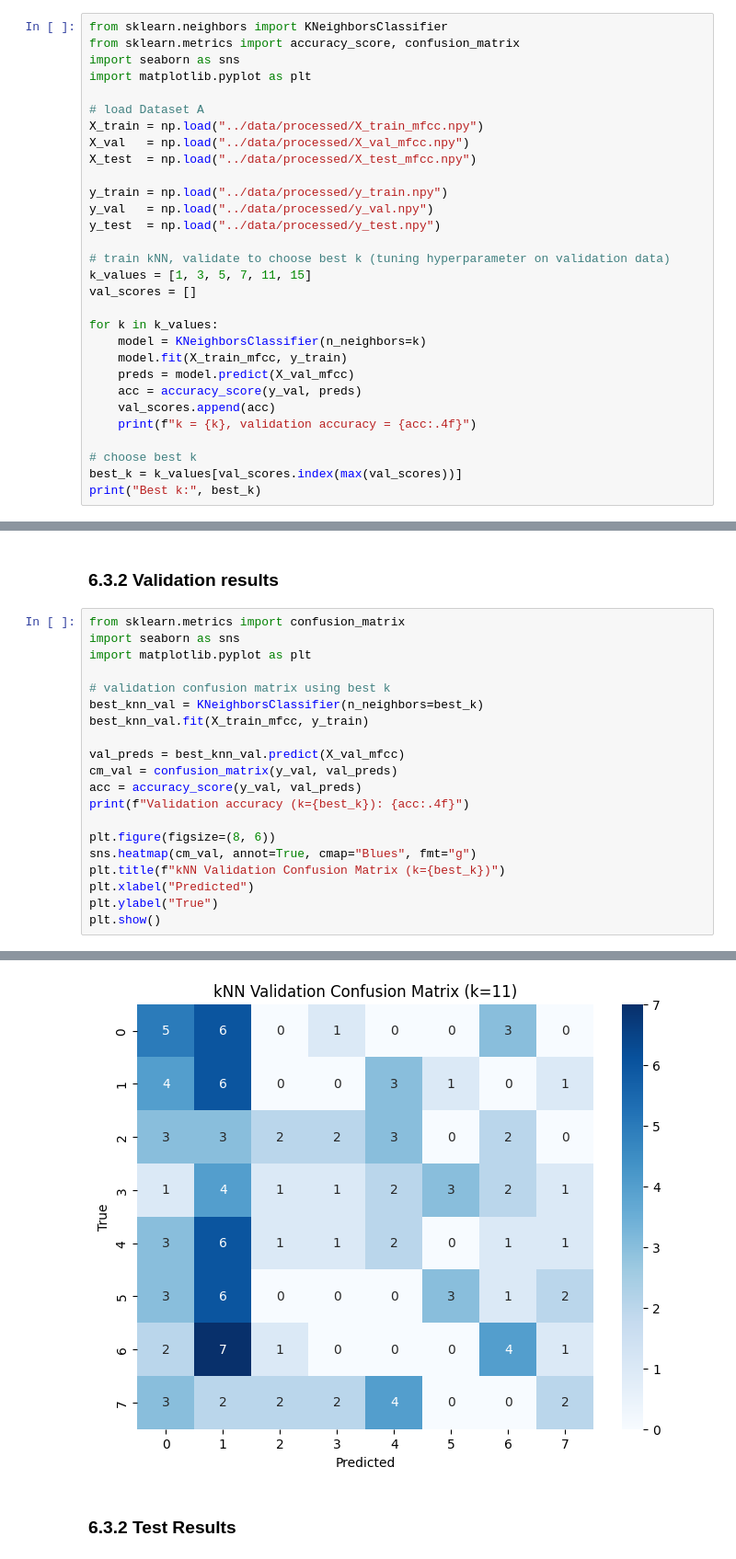
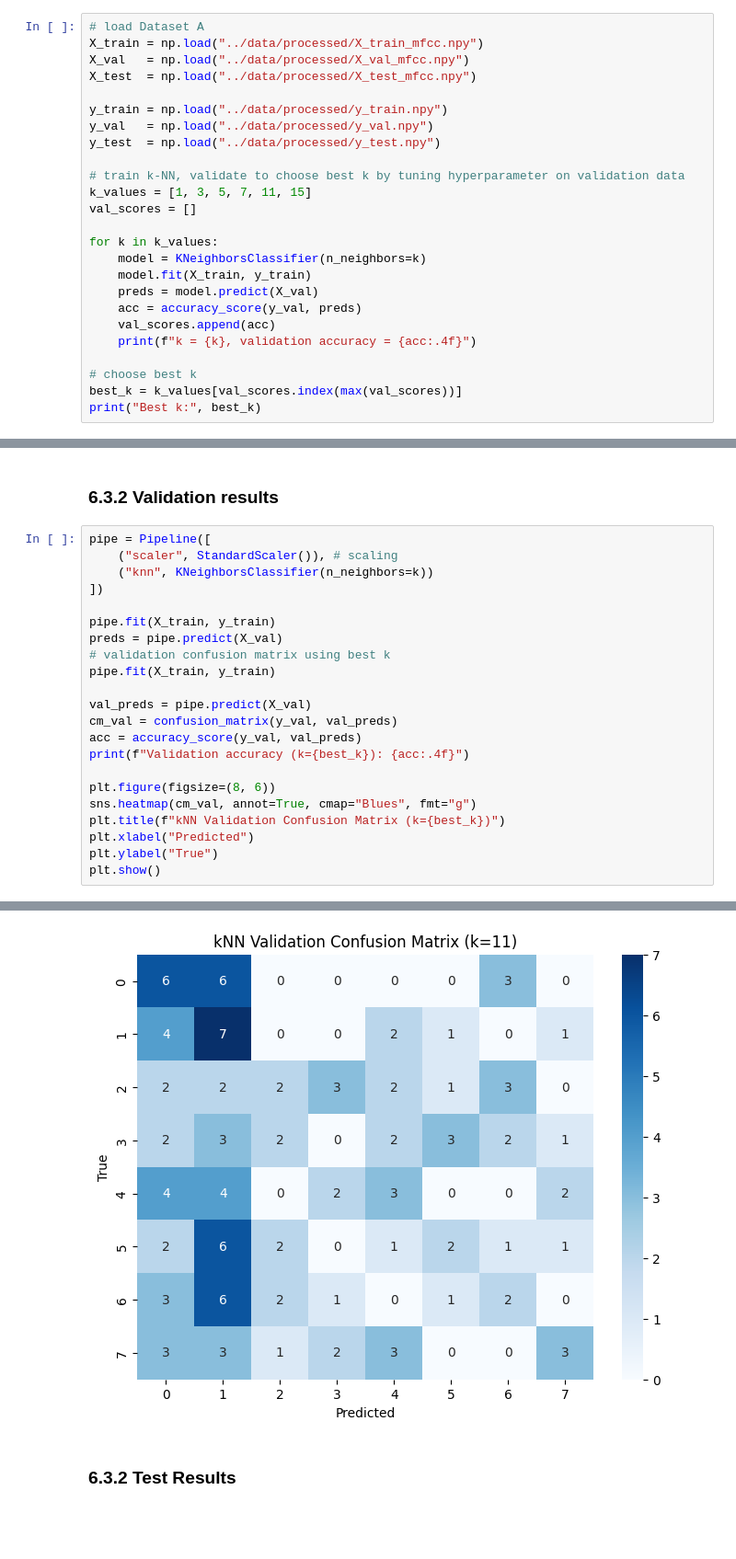
Before and after one commit to dgorbunova/ML-Hums-Whistles-Classification, a Jupyter notebook: notebook/ECS7020P_miniproject_2526.ipynb, the cells around one changed output, grey strips where cells are left out. Shown at 92% size. Drawn from its saved outputs; the diff is of its cells as text; blank space fills up the shorter version.

```diff
--- a/notebook/ECS7020P_miniproject_2526.ipynb
+++ b/notebook/ECS7020P_miniproject_2526.ipynb
@@ -825,11 +825,6 @@ Testing accuracy is higher than validation accuracy, but both are very low. This
 ## 6.3 k-Nearest Neighbours (kNN)
 ### 6.3.1 Training & Validation
 # %%
-from sklearn.neighbors import KNeighborsClassifier
-from sklearn.metrics import accuracy_score, confusion_matrix
-import seaborn as sns
-import matplotlib.pyplot as plt
-
 # load Dataset A
 X_train = np.load("../data/processed/X_train_mfcc.npy")
 X_val   = np.load("../data/processed/X_val_mfcc.npy")
@@ -839,14 +834,14 @@ y_train = np.load("../data/processed/y_train.npy")
 y_val   = np.load("../data/processed/y_val.npy")
 y_test  = np.load("../data/processed/y_test.npy")
 
-# train kNN, validate to choose best k (tuning hyperparameter on validation data)
+# train k-NN, validate to choose best k by tuning hyperparameter on validation data
 k_values = [1, 3, 5, 7, 11, 15]
 val_scores = []
 
 for k in k_values:
     model = KNeighborsClassifier(n_neighbors=k)
-    model.fit(X_train_mfcc, y_train)
-    preds = model.predict(X_val_mfcc)
+    model.fit(X_train, y_train)
+    preds = model.predict(X_val)
     acc = accuracy_score(y_val, preds)
     val_scores.append(acc)
     print(f"k = {k}, validation accuracy = {acc:.4f}")
@@ -865,28 +860,30 @@ Best k: 11
 # %% [markdown]
 ### 6.3.2 Validation results
 # %%
-from sklearn.metrics import confusion_matrix
-import seaborn as sns
-import matplotlib.pyplot as plt
+pipe = Pipeline([
+    ("scaler", StandardScaler()), # scaling
+    ("knn", KNeighborsClassifier(n_neighbors=k))
+])
 
+pipe.fit(X_train, y_train)
+preds = pipe.predict(X_val)
 # validation confusion matrix using best k
-best_knn_val = KNeighborsClassifier(n_neighbors=best_k)
-best_knn_val.fit(X_train_mfcc, y_train)
+pipe.fit(X_train, y_train)
 
-val_preds = best_knn_val.predict(X_val_mfcc)
+val_preds = pipe.predict(X_val)
 cm_val = confusion_matrix(y_val, val_preds)
 acc = accuracy_score(y_val, val_preds)
 print(f"Validation accuracy (k={best_k}): {acc:.4f}")
 
 plt.figure(figsize=(8, 6))
 sns.heatmap(cm_val, annot=True, cmap="Blues", fmt="g")
 plt.title(f"kNN Validation Confusion Matrix (k={best_k})")
 plt.xlabel("Predicted")
 plt.ylabel("True")
 plt.show()
 # %% [output]
 Validation accuracy (k=11): 0.2083
-[figure, old version]
+[figure, new version]
 # %% [markdown]
 ### 6.3.2 Test Results
 # %%
```
Also changed, not shown: parts of 28 cells of this notebook, 4 other files.
